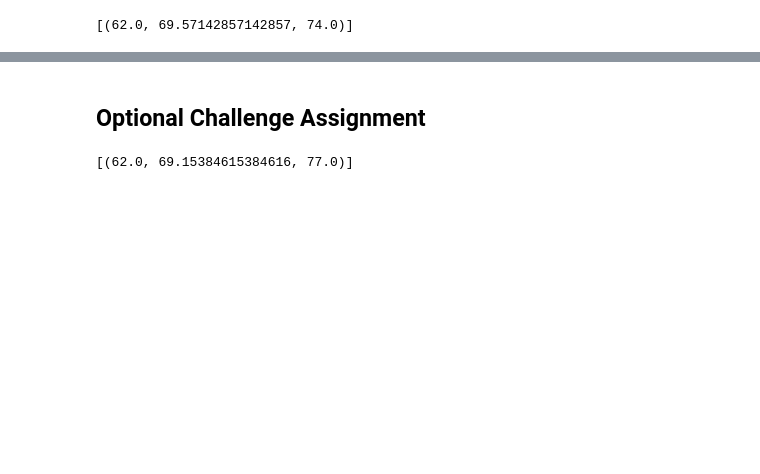
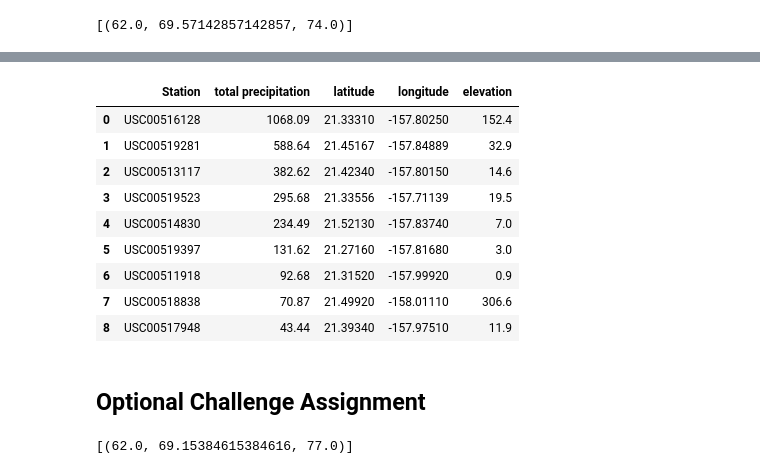
Before and after one commit to Santiago-FR/SQLAlchemy-homework, a Jupyter notebook: Climate_santiago_hw.ipynb, the cells around one changed output, grey strips where cells are left out. Drawn from its saved outputs; the diff is of its cells as text; code cells hidden in the pictures; blank space fills up the shorter version.

```diff
--- a/Climate_santiago_hw.ipynb
+++ b/Climate_santiago_hw.ipynb
@@ -175,8 +222,28 @@ print(calc_temps('2012-02-28', '2012-03-05'))
 # Use the average temperature for the y value
 # Use the peak-to-peak (tmax-tmin) value as the y error bar (yerr)
 # %%
+# AND WHERE date <= (2017-03-05) WHERE date >= (2017-02-28)
 # Calculate the total amount of rainfall per weather station for your trip dates using the previous year's matching dates.
+trip_df= pd.DataFrame(engine.execute('SELECT measurement.station, SUM(measurement.prcp), station.latitude, station.longitude, station.elevation FROM measurement JOIN station using (station) GROUP BY station ORDER BY SUM(measurement.prcp) DESC').fetchall())
 # Sort this in descending order by precipitation amount and list the station, name, latitude, longitude, and elevation
+trip_df.rename(columns={0:'Station',
+                     1:'total precipitation',
+                     2: 'latitude',
+                     3: 'longitude',
+                     4: 'elevation'}
+               , inplace=True)
+trip_df
+# %% [output]
+|  | Station | total precipitation | latitude | longitude | elevation |
+| 0 | USC00516128 | 1068.09 | 21.33310 | -157.80250 | 152.4 |
+| 1 | USC00519281 | 588.64 | 21.45167 | -157.84889 | 32.9 |
+| 2 | USC00513117 | 382.62 | 21.42340 | -157.80150 | 14.6 |
+| 3 | USC00519523 | 295.68 | 21.33556 | -157.71139 | 19.5 |
+| 4 | USC00514830 | 234.49 | 21.52130 | -157.83740 | 7.0 |
+| 5 | USC00519397 | 131.62 | 21.27160 | -157.81680 | 3.0 |
+| 6 | USC00511918 | 92.68 | 21.31520 | -157.99920 | 0.9 |
+| 7 | USC00518838 | 70.87 | 21.49920 | -158.01110 | 306.6 |
+| 8 | USC00517948 | 43.44 | 21.39340 | -157.97510 | 11.9 |
 # %% [markdown]
 ## Optional Challenge Assignment
 # %%
```
Also changed, not shown: parts of 9 cells of this notebook.
